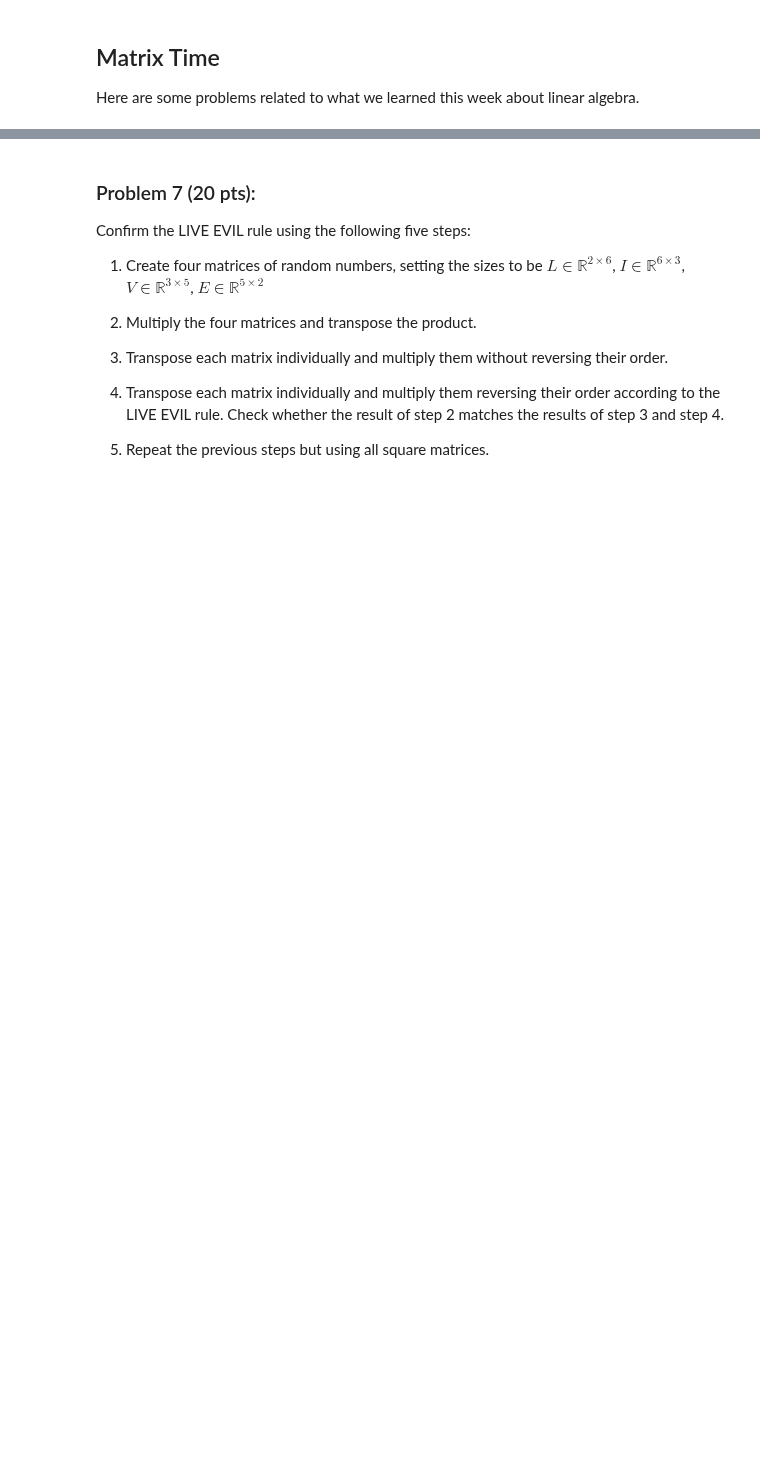
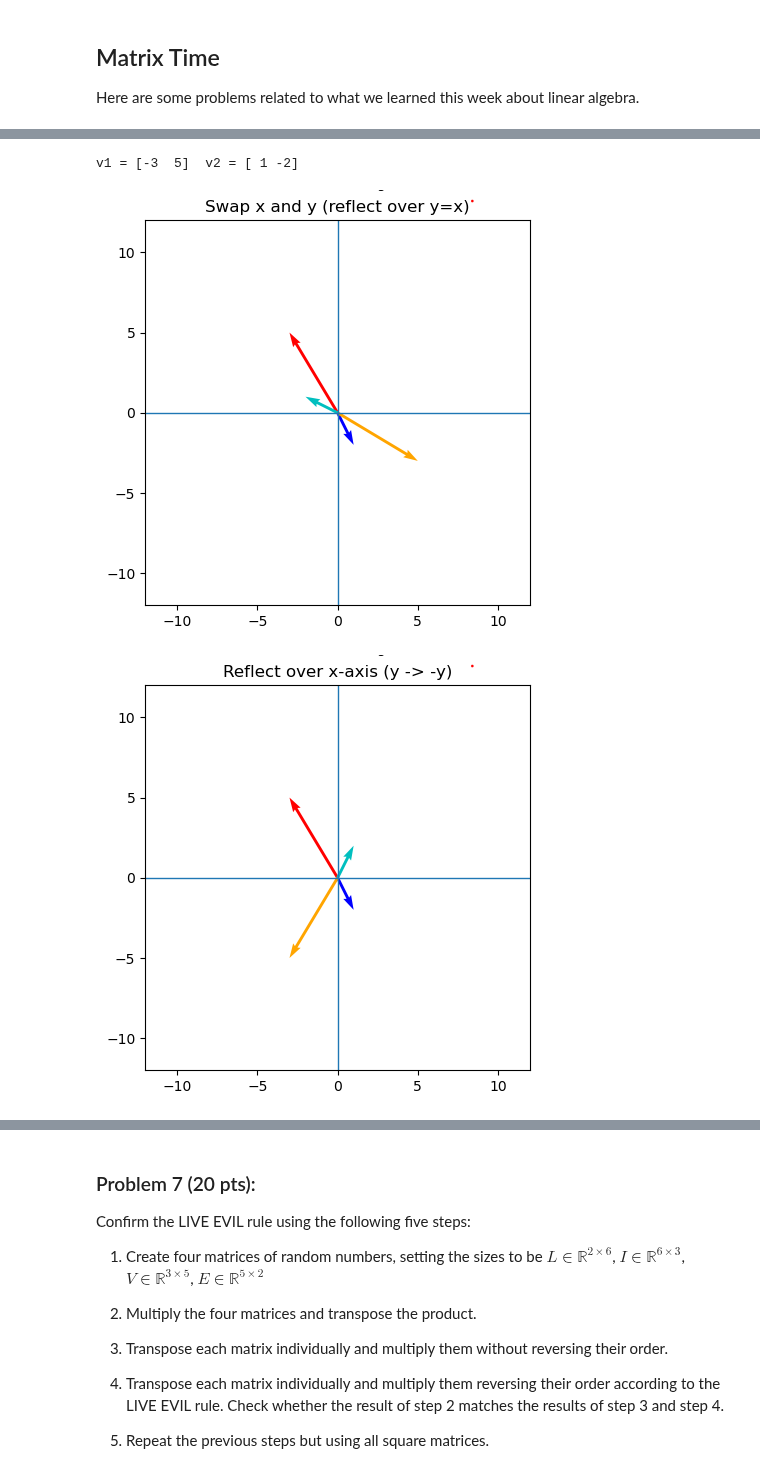
Before and after one commit to dmerced05/Daniel_AD450, a Jupyter notebook: week_7_data_cleaning_matrix.ipynb, the cells around one changed output, grey strips where cells are left out. Drawn from its saved outputs; the diff is of its cells as text; code cells hidden in the pictures; blank space fills up the shorter version.

```diff
--- a/week_7_data_cleaning_matrix.ipynb
+++ b/week_7_data_cleaning_matrix.ipynb
@@ -226,0 +292,80 @@ plt.show()
+# %%
+import numpy as np
+import matplotlib.pyplot as plt
+
+k = 2
+
+transforms = [
+    ("Swap x and y (reflect over y=x)", np.array([[0, 1],
+                                                 [1, 0]])),
+
+    ("Reflect over x-axis (y -> -y)",   np.array([[1,  0],
+                                                 [0, -1]])),
+
+    ("Reflect over y-axis (x -> -x)",   np.array([[-1, 0],
+                                                 [ 0, 1]])),
+
+    (f"Scale x by k={k}",               np.array([[k, 0],
+                                                 [0, 1]])),
+
+    (f"Scale y by k={k}",               np.array([[1, 0],
+                                                 [0, k]])),
+
+    (f"Uniform scale by k={k}",         np.array([[k, 0],
+                                                 [0, k]])),
+
+    (f"Shear x by k={k} (x' = x + ky)", np.array([[1, k],
+                                                 [0, 1]])),
+
+    (f"Shear y by k={k} (y' = y + kx)", np.array([[1, 0],
+                                                 [k, 1]])),
+
+    ("Rotate 180° (or reflect through origin)", np.array([[-1, 0],
+                                                          [ 0,-1]])),
+
+    ("Rotate 90° CW",                   np.array([[0,  1],
+                                                 [-1, 0]])),
+
+    ("Rotate 90° CCW",                  np.array([[0, -1],
+                                                  [1,  0]])),
+]
+
+np.random.seed(42)  # reproducible
+v1 = np.random.randint(-9, 10, size=(2,))
+v2 = np.random.randint(-9, 10, size=(2,))
+
+V = np.column_stack([v1, v2])   # (2,2): columns are vectors
+print("v1 =", v1, " v2 =", v2)
+
+def plot_vectors(title, originals, transformed, lim=12):
+    plt.figure(figsize=(5, 5))
+
+    # originals (red, blue)
+    q = plt.quiver([0, 0], [0, 0],
+                   originals[0, :], originals[1, :],
+                   angles='xy', scale_units='xy', scale=1,
+                   color=['r','b'])
+
+    # transformed (orange, cyan)
+    plt.quiver([0, 0], [0, 0],
+               transformed[0, :], transformed[1, :],
+               angles='xy', scale_units='xy', scale=1,
+               color=['orange','c'])
+
+    plt.axhline(0, linewidth=1)
+    plt.axvline(0, linewidth=1)
+    plt.xlim(-lim, lim)
+    plt.ylim(-lim, lim)
+
+    plt.quiverkey(q, 0.85, 1.05, 1, 'original vectors (v1 red, v2 blue)', coordinates='axes')
+    plt.title(title)
+    plt.gca().set_aspect('equal', adjustable='box')
+    plt.show()
+
+for desc, A in transforms:
+    TV = A @ V
+    plot_vectors(desc, V, TV, lim=12)
+# %% [output]
+v1 = [-3  5]  v2 = [ 1 -2]
+[figure, added]
+[figure, added]
```
Also changed, not shown: parts of 13 cells of this notebook, 2 other files.
